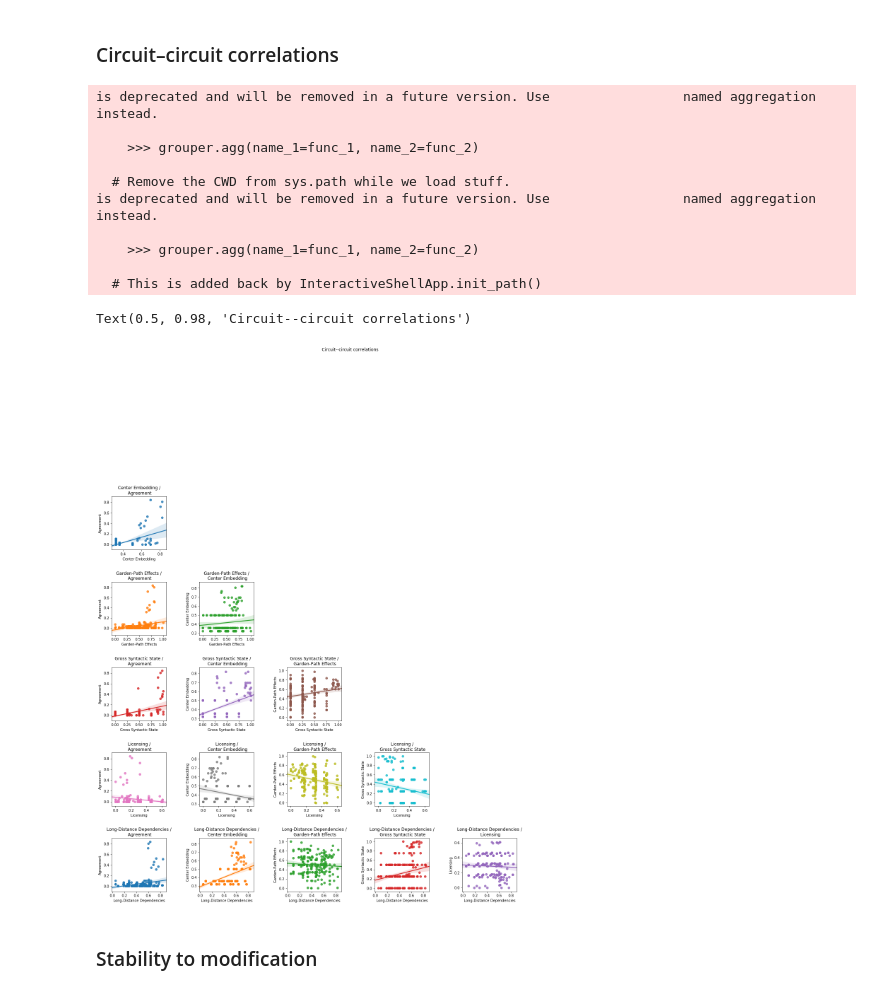
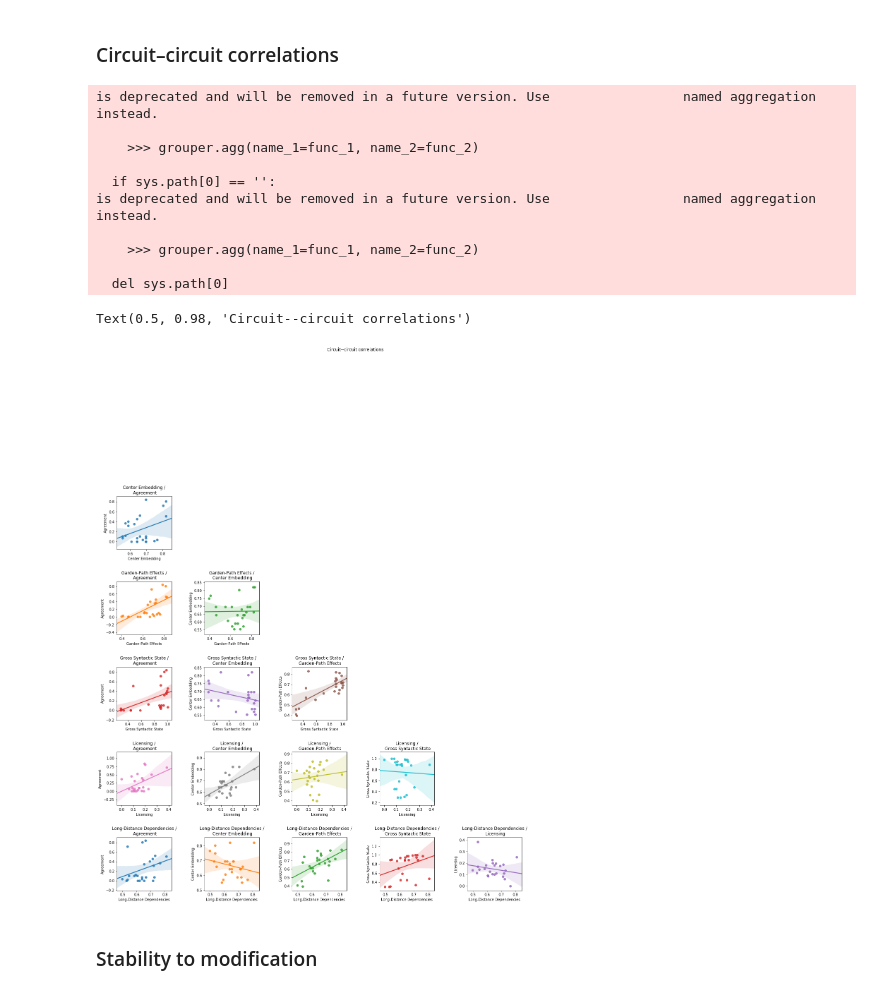
Before and after one commit to cpllab/syntactic-generalization, a Jupyter notebook: notebooks/main.ipynb, the cells around one changed output. Drawn from its saved outputs; the diff is of its cells as text; code cells hidden in the pictures.

Commit message:
circuit-circuit correlations: exclude ngram models; plot macro-averages in correlations (average first within suite, then across suites)

```diff
--- a/notebooks/main.ipynb
+++ b/notebooks/main.ipynb
@@ -394,36 +394,41 @@ g = sns.catplot(data=catplot_data,
 [figure]
 # %% [markdown]
 ### Circuit–circuit correlations
+# %%
+# Exclude some models from circuit correlation analysis.
+EXCLUDE_FROM_CIRCUIT_ANALYSIS = ["ngram", "1gram", "ngram-single"]
 # %%
 f, axs = plt.subplots(len(circuit_order), len(circuit_order), figsize=(25, 25))
 plt.subplots_adjust(hspace=0.6, wspace=0.6)
+
+source_df = suites_df[~suites_df.model_name.isin(EXCLUDE_FROM_CIRCUIT_ANALYSIS)]
 
 for c1, row in zip(circuit_order, axs):
     for c2, ax in zip(circuit_order, row):
         if c1 <= c2:
             ax.axis("off")
             continue
 
-        xs = results_df[results_df.circuit == c1].groupby(["model_name", "corpus", "seed"]).correct.agg({c1: "mean"})
-        ys = results_df[results_df.circuit == c2].groupby(["model_name", "corpus", "seed"]).correct.agg({c2: "mean"})
+        xs = source_df[source_df.circuit == c1].groupby(["model_name", "corpus", "seed"]).correct.agg({c1: "mean"})
+        ys = source_df[source_df.circuit == c2].groupby(["model_name", "corpus", "seed"]).correct.agg({c2: "mean"})
         df = pd.concat([xs, ys], axis=1)
         ax.set_title("%s /\n %s" % (c1, c2))
         sns.regplot(data=df, x=c1, y=c2, ax=ax)
 
 plt.suptitle("Circuit--circuit correlations")
 # %% [output]
 is deprecated and will be removed in a future version. Use                 named aggregation instead.
 
     >>> grouper.agg(name_1=func_1, name_2=func_2)
 
-  # Remove the CWD from sys.path while we load stuff.
+  if sys.path[0] == '':
 is deprecated and will be removed in a future version. Use                 named aggregation instead.
 
     >>> grouper.agg(name_1=func_1, name_2=func_2)
 
-  # This is added back by InteractiveShellApp.init_path()
+  del sys.path[0]
 Text(0.5, 0.98, 'Circuit--circuit correlations')
-[figure, old version]
+[figure, new version]
 # %% [markdown]
 ### Stability to modification
 # %%
```
Also changed, not shown: 1 other file.
